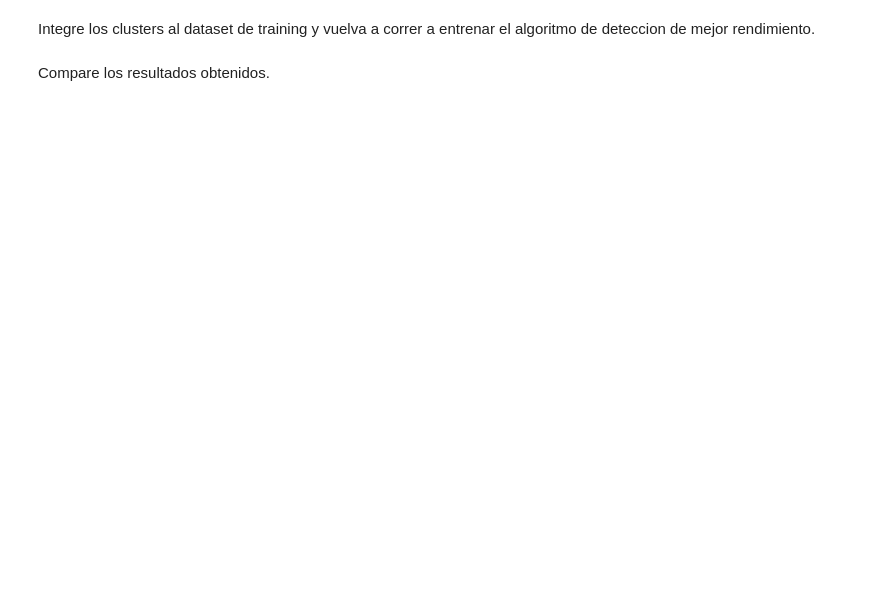
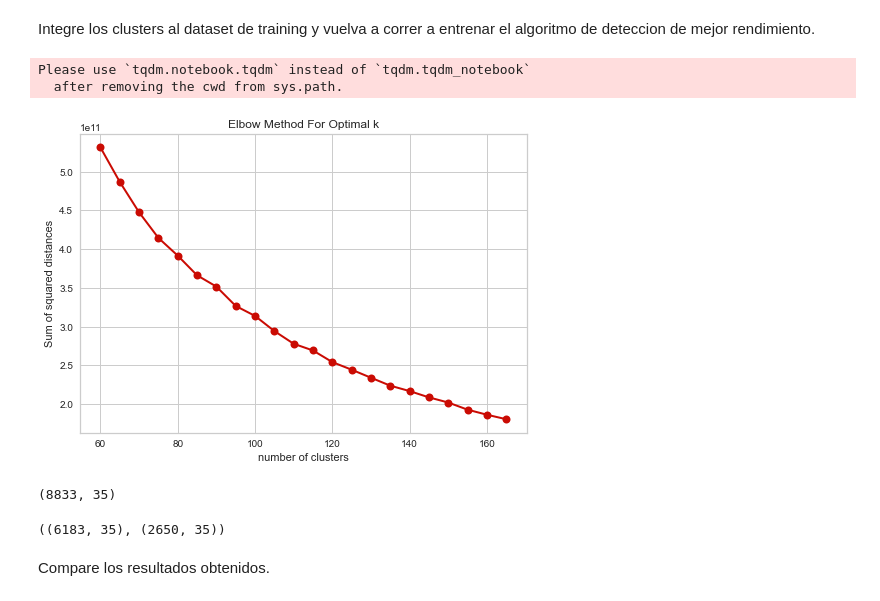
Before and after one commit to georeference-ML-mentoria/AprendizajeAutomatico-, a Jupyter notebook: 4_1_TPractico_Aprendizaje_Auto_Brandon.ipynb, the cells around one changed output. Saved outputs shown, nothing was run; the diff lists cells and outputs as text; code cells hidden in the pictures; blank space fills up the shorter version.

```diff
--- a/4_1_TPractico_Aprendizaje_Auto_Brandon.ipynb
+++ b/4_1_TPractico_Aprendizaje_Auto_Brandon.ipynb
@@ -468,0 +580,4 @@ Realizar la predicción del cluster del conjunto de validación.
+# %%
+tmp = [X_train, X_valid]
+full_df = pd.concat(tmp)
+full_df.columns
@@ -469,2 +603,23 @@ Realizar la predicción del cluster del conjunto de validación.
+# %%
+def elbowMethod(ka, kb, v_rd):
+    Sum_of_squared_distances = []
+    K = range(ka, kb, 5)
+    for k in tqdm_notebook(K):
+        km = KMeans(n_clusters=k)
+        km = km.fit(v_rd)
+        Sum_of_squared_distances.append(km.inertia_)
+
+    plt.plot(K, Sum_of_squared_distances, 'ro-', markersize=8, lw=2)
+    plt.xlabel('number of clusters')
+    plt.ylabel('Sum of squared distances')
+    plt.title('Elbow Method For Optimal k')
+    plt.savefig('elbow.png')
+    plt.show()
 # %% [markdown]
 Integre los clusters al dataset de training y vuelva a correr a entrenar el algoritmo de deteccion de mejor rendimiento.
+# %%
+elbowMethod(60, 170, full_df)
+# %% [output]
+Please use `tqdm.notebook.tqdm` instead of `tqdm.tqdm_notebook`
+  after removing the cwd from sys.path.
+[figure, added]
@@ -471,2 +629,13 @@ Integre los clusters al dataset de training y vuelva a correr a entrenar el algo
+# %%
+full_df['cluster'] = labels
+full_df.shape
+# %% [output]
+(8833, 35)
+# %%
+X_train_new = full_df[:6183]
+X_valid_new = full_df[-2650:]
+X_train_new.shape, X_valid_new.shape
+# %% [output]
+((6183, 35), (2650, 35))
 # %% [markdown]
 Compare los resultados obtenidos.
```
Also changed, not shown: parts of 22 cells of this notebook, 1 other file.
